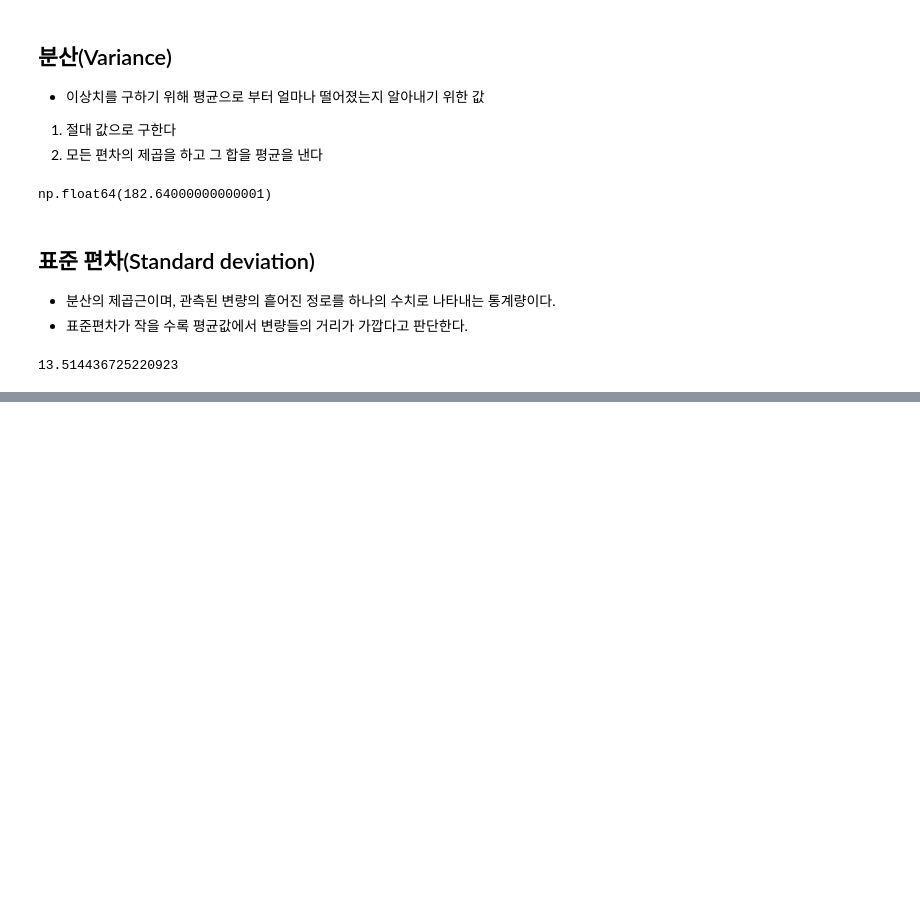
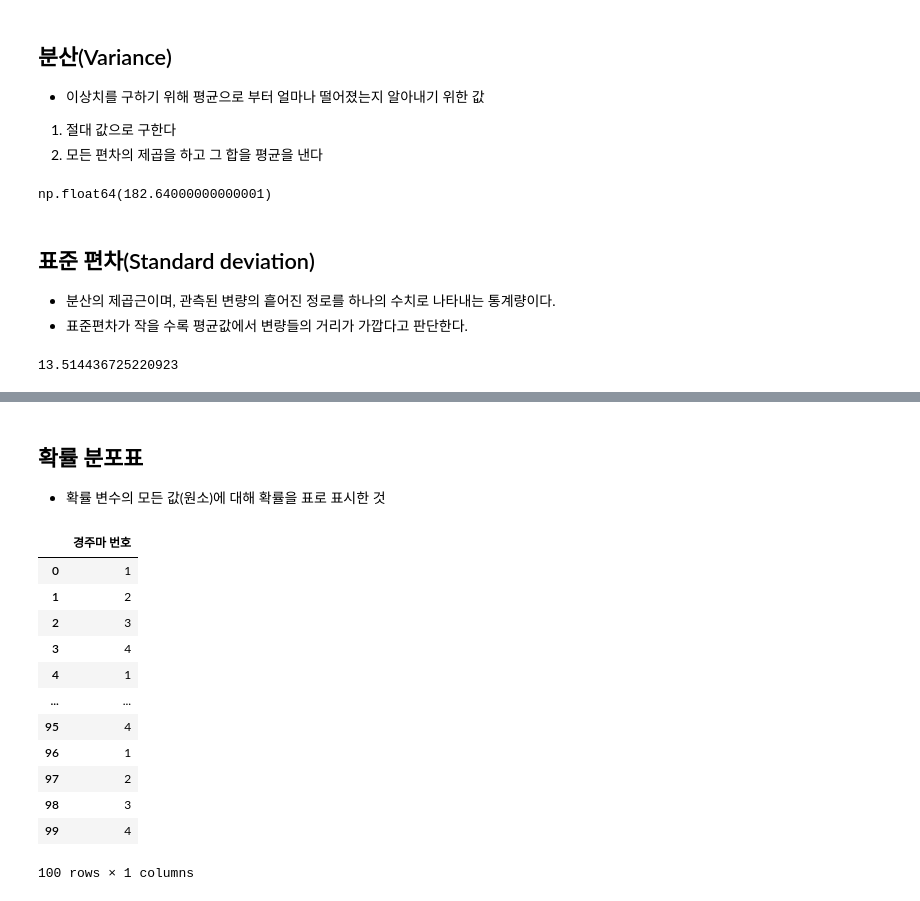
Before and after one commit to fdsa0317/kdt-data-analysis, a Jupyter notebook: 5. 데이터 분석(기초).ipynb, the cells around one changed output, grey strips where cells are left out. Cells and saved outputs as stored; diff of their text form; code cells hidden in the pictures; blank space fills up the shorter version.

```diff
--- a/5. 데이터 분석(기초).ipynb
+++ b/5. 데이터 분석(기초).ipynb
@@ -271,0 +314,20 @@ std
+# %% [markdown]
+## 확률 분포표
+- 확률 변수의 모든 값(원소)에 대해 확률을 표로 표시한 것
+# %%
+df_h_dist = pd.DataFrame(np.arange(0, 100) % 4 + 1, columns=["경주마 번호"])
+df_h_dist
+# %% [output]
+|  | 경주마 번호 |
+| 0 | 1 |
+| 1 | 2 |
+| 2 | 3 |
+| 3 | 4 |
+| 4 | 1 |
+| ... | ... |
+| 95 | 4 |
+| 96 | 1 |
+| 97 | 2 |
+| 98 | 3 |
+| 99 | 4 |
+100 rows × 1 columns
```
Also changed, not shown: parts of 9 cells of this notebook, 3 other files.
